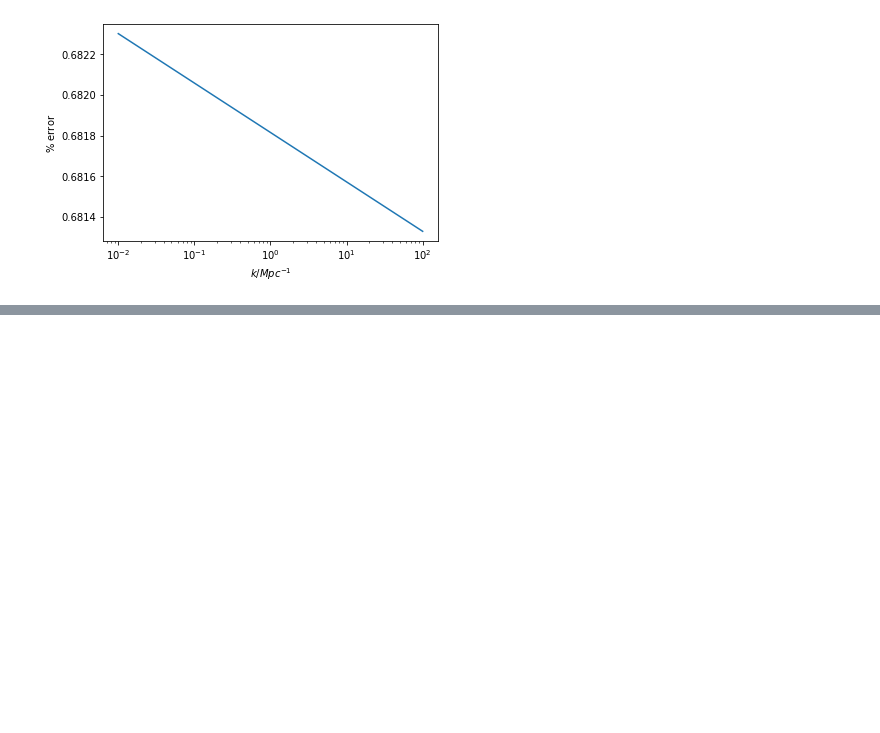
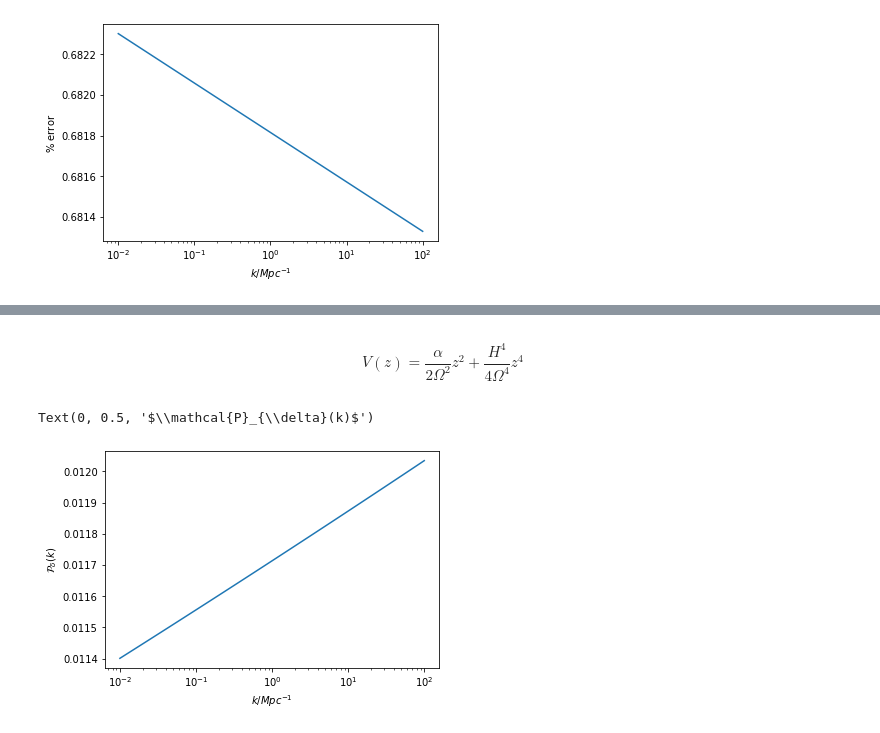
Before and after one commit to oleksiysmola/MSci-Project-Solving-the-Fokker-Planck-equation, a Jupyter notebook: Correlators and power spectrum.ipynb, the cells around one changed output, grey strips where cells are left out. Saved outputs shown, nothing was run; the diff lists cells and outputs as text; code cells hidden in the pictures; blank space fills up the shorter version.

Commit message:
Additional power spectrum for quartic case.

```diff
--- a/Correlators and power spectrum.ipynb
+++ b/Correlators and power spectrum.ipynb
@@ -344,0 +488,34 @@ Text(0, 0.5, '$\\%$ error')
+# %% [markdown]
+$$ V(z) = \frac{\alpha}{2\Omega^2} z^2 + \frac{H^4}{4\Omega^4}z^4 $$
+# %%
+# Calculating unscaled eigenvalue
+eigenvalues[0, :] = eigenvalues[0, :]*hubble_rate*np.sqrt(self_coupling)*(1 + alpha)
+eigenvalues[1, :] = eigenvalues[1, :]*hubble_rate*np.sqrt(self_coupling)*(1 + alpha)
+eigenvalues[2, :] = eigenvalues[2, :]*hubble_rate*np.sqrt(self_coupling)*(1 + alpha)
+# %%
+# Array to store spectral coefficient for delta
+quartic_A_delta = np.zeros(len(mass_squared))
+
+# Potential in terms of z
+quartic_potential_z = np.outer(alpha/(2*omega**2), z) + 0.25*(hubble_rate*np.outer(1/omega, z))**4
+
+# Long distance power spectrum for delta
+wavevector = np.logspace(-2, 2, 100) # Mpc^-1
+quartic_power_spectrum_delta = np.zeros((len(alpha), len(wavevector)))
+hubble_rate_Mpc = ((hubble_rate/(1.9733e-16))/(3.0857e16))/(1e-6)  # Mpc^-1
+
+# Computes power spectrum
+for i in range(len(alpha)):
+    average_potential = 2*simps(quartic_potential_z[i]*eigenfunctions[0, i]**2, z, dz)
+    quartic_delta_2 = 2*simps(quartic_potential_z[i]*eigenfunctions[0, i]*eigenfunctions[2, i], z, dz)/average_potential
+    quartic_A_delta[i] = quartic_delta_2**2
+    quartic_power_spectrum_delta[i, :] = quartic_A_delta[i]*(2*eigenvalues[2, i]/hubble_rate)*(wavevector/hubble_rate_Mpc)**(2*eigenvalues[2, i]/hubble_rate)
+# %%
+# Plotting
+plt.plot(wavevector, quartic_power_spectrum_delta[1, :])
+plt.xscale("log")
+plt.xlabel("$k/Mpc^{-1}$")
+plt.ylabel("$\mathcal{P}_{\\delta}(k)$")
+# %% [output]
+Text(0, 0.5, '$\\mathcal{P}_{\\delta}(k)$')
+[figure, added]
```
Also changed, not shown: parts of 4 cells of this notebook.
